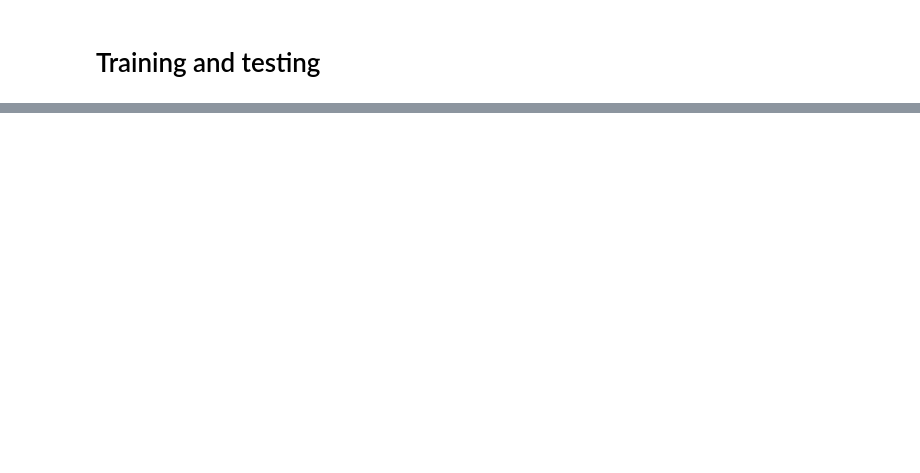
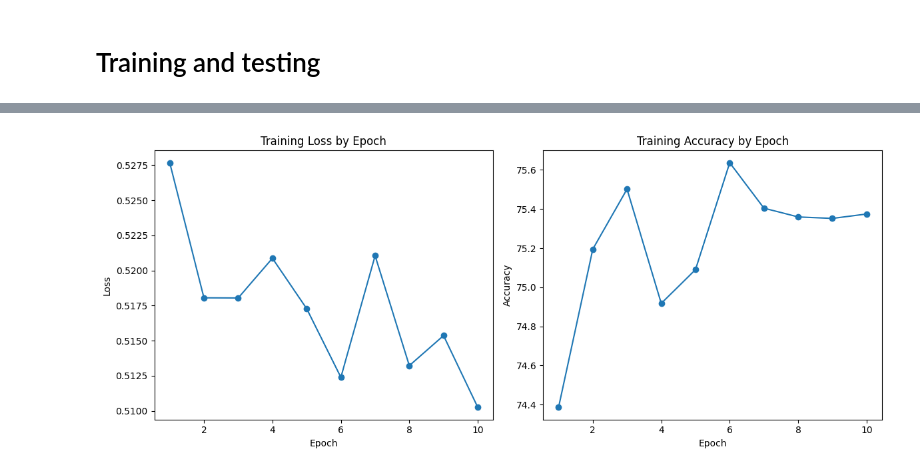
Before and after one commit to Bhattars1/Signature-Verificatioin, a Jupyter notebook: Signature_Verification_using_Single_sample.ipynb, the cells around one changed output, grey strips where cells are left out. Drawn from its saved outputs; the diff is of its cells as text; code cells hidden in the pictures; blank space fills up the shorter version.

```diff
--- a/Signature_Verification_using_Single_sample.ipynb
+++ b/Signature_Verification_using_Single_sample.ipynb
@@ -222,0 +265,5 @@ y_test = [tensor.to(device) for tensor in y_test]
+# %%
+X_train_tensor = torch.stack(X_train).to(device)
+y_train_tensor = torch.stack(y_train).to(device)
+X_test_tensor = torch.stack(X_test).to(device)
+y_test_tensor = torch.stack(y_test).to(device)
@@ -234,2 +354,22 @@ The number of testing data is 3339 and testing labels is 3339
+# %%
+from torch import nn
+import torch.optim as optim
+
+loss_fn = nn.CrossEntropyLoss()
+optimizer = torch.optim.Adam(vgg19.parameters(), lr=0.001)
+
+# Define learning rate and momentum
+learning_rate = 1e-4
+momentum = 0.9
+
+# Initialize SGD optimizer, only including parameters that require gradients
+optimizer = optim.SGD(filter(lambda p: p.requires_grad, vgg19.parameters()), lr=learning_rate, momentum=momentum)
+# %%
+# Define a accuracy function
+def accuracy(outputs, labels):
+    # Get predicted class (no need for sigmoid here)
+    predictions = outputs.argmax(dim=1)
+    correct = (predictions == labels).sum().item()
+    return correct / labels.size(0) * 100  # Convert to percentage
 # %% [markdown]
 # Training and testing
@@ -235,0 +443,22 @@ The number of testing data is 3339 and testing labels is 3339
+# %%
+import matplotlib.pyplot as plt
+
+# Plotting loss and accuracy
+fig, (ax1, ax2) = plt.subplots(1, 2, figsize=(12, 5))
+
+# Plot training loss as a line graph
+ax1.plot(range(1, num_epochs + 1), train_losses, marker='o', linestyle='-')
+ax1.set_xlabel('Epoch')
+ax1.set_ylabel('Loss')
+ax1.set_title('Training Loss by Epoch')
+
+# Plot training accuracy as a line graph
+ax2.plot(range(1, num_epochs + 1), train_accuracies, marker='o', linestyle='-')
+ax2.set_xlabel('Epoch')
+ax2.set_ylabel('Accuracy')
+ax2.set_title('Training Accuracy by Epoch')
+
+plt.tight_layout()
+plt.show()
+# %% [output]
+[figure, added]
```
Also changed, not shown: parts of 21 cells of this notebook.
